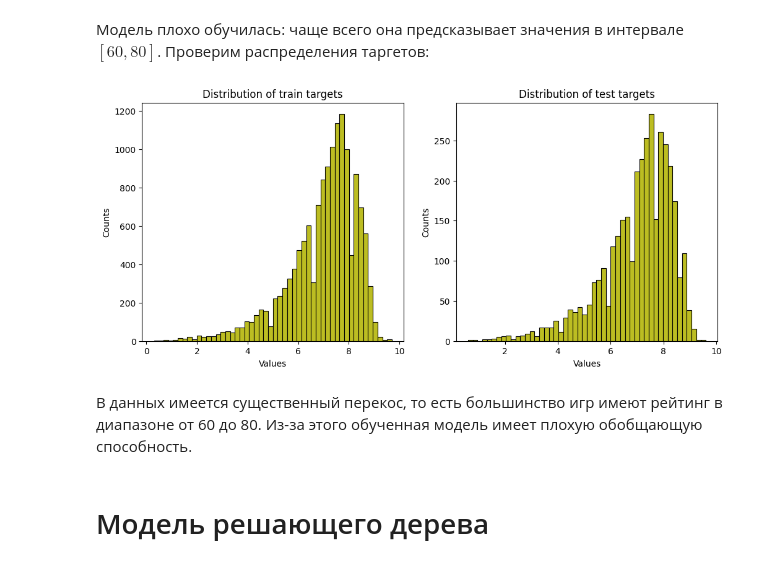
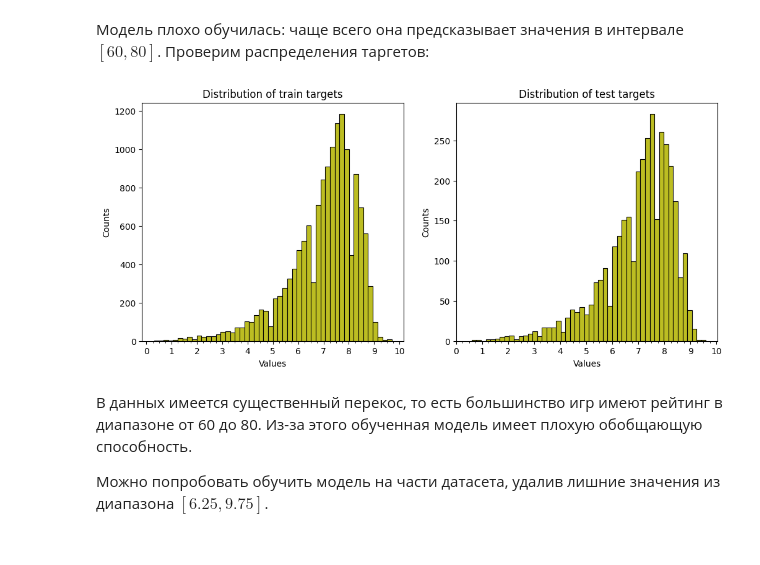
Before and after one commit to Oladiy2504/Game-Rating-Prediction, a Jupyter notebook: Game_Rating_Prediction.ipynb, the cells around one changed output. Saved outputs shown, nothing was run; the diff lists cells and outputs as text; code cells hidden in the pictures.

```diff
--- a/Game_Rating_Prediction.ipynb
+++ b/Game_Rating_Prediction.ipynb
@@ -278,22 +367,28 @@ plt.show()
 # %% [markdown]
 Модель плохо обучилась: чаще всего она предсказывает значения в интервале $[60, 80]$. Проверим распределения таргетов:
 # %%
-fig, axes = plt.subplots(1, 2, figsize=(12, 5))
+fig, ax = plt.subplots(1, 2, figsize=(12, 5))
 
-axes[0].hist(y_train, bins=50, color='tab:olive', linewidth=0.8, edgecolor='black')
-axes[0].set_title("Distribution of train targets")
-axes[0].set_xlabel("Values")
-axes[0].set_ylabel('Counts')
+ax[0].hist(y_train, bins=50, color='tab:olive', linewidth=0.8, edgecolor='black')
+ax[0].set_title("Distribution of train targets")
+ax[0].set_xticks(np.arange(0, 10.25, 0.25), minor=True)
+ax[0].set_xticks(np.arange(0, 11, 1))
+ax[0].set_xticklabels(np.arange(0, 11, 1))
+ax[0].set_xlabel("Values")
+ax[0].set_ylabel('Counts')
 
-axes[1].hist(y_test, bins=50, color='tab:olive', linewidth=0.8, edgecolor='black')
-axes[1].set_title("Distribution of test targets")
-axes[1].set_xlabel("Values")
-axes[1].set_ylabel('Counts')
+ax[1].hist(y_test, bins=50, color='tab:olive', linewidth=0.8, edgecolor='black')
+ax[1].set_title("Distribution of test targets")
+ax[1].set_xticks(np.arange(0, 10.25, 0.25), minor=True)
+ax[1].set_xticks(np.arange(0, 11, 1))
+ax[1].set_xticklabels(np.arange(0, 11, 1))
+ax[1].set_xlabel("Values")
+ax[1].set_ylabel('Counts')
 
 plt.show()
 # %% [output]
-[figure, old version]
+[figure, new version]
 # %% [markdown]
 В данных имеется существенный перекос, то есть большинство игр имеют рейтинг в диапазоне от 60 до 80. Из-за этого обученная модель имеет плохую обобщающую способность.
+
+Можно попробовать обучить модель на части датасета, удалив лишние значения из диапазона $[6.25, 9.75]$.
-# %% [markdown]
-# Модель решающего дерева
```
Also changed, not shown: parts of 68 cells of this notebook.
